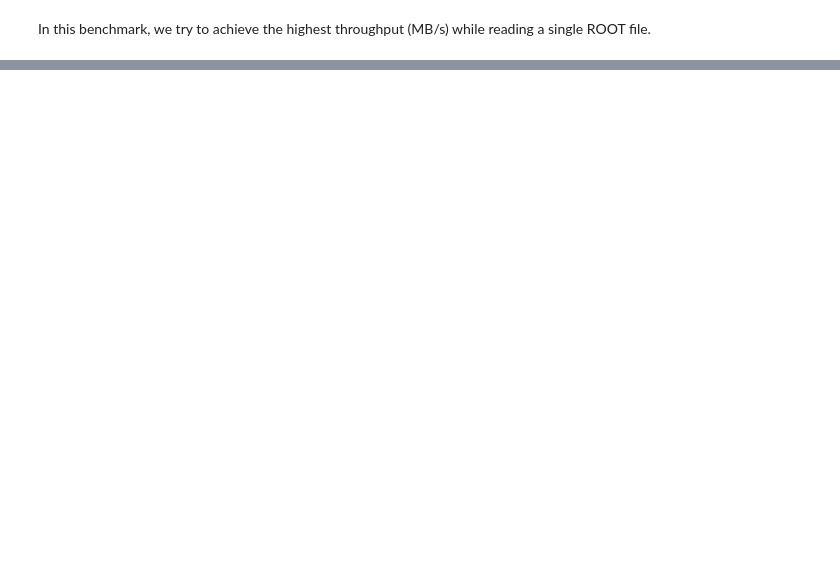
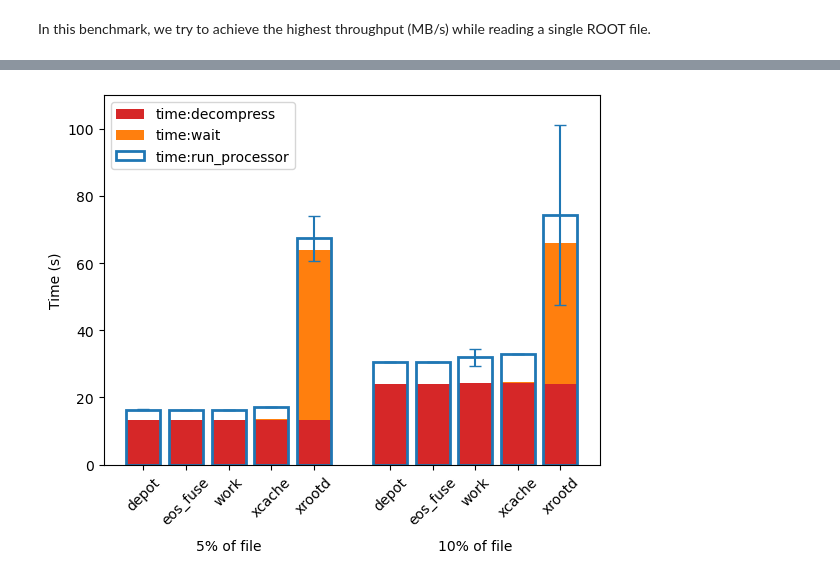
Before and after one commit to PurdueAF/af-benchmark, a Jupyter notebook: notebooks/2.1_Single-file.ipynb, the cells around one changed output, grey strips where cells are left out. Drawn from its saved outputs; the diff is of its cells as text; code cells hidden in the pictures; blank space fills up the shorter version.

Commit message:
updated single file measurements

```diff
--- a/notebooks/2.1_Single-file.ipynb
+++ b/notebooks/2.1_Single-file.ipynb
@@ -86,7 +91,8 @@ def generate_configs(save_dir="./"):
 
     print(f'Saved {iconf} config files to {save_dir}')
 # %%
-# warning: all YAML files will be deleted fron this directory before proceeding
+# warning: all YAML files will be deleted from config directory before proceeding
 config_path = "./configs_2.1"
+output_path = "./outputs_2.1"
 # %%
 generate_configs(config_path)
@@ -93,4 +102,2 @@ generate_configs(config_path)
 # %%
-# report = run_benchmark(config_path)
-import cProfile
-cProfile.run('run_benchmark(config_path)', 'profile_output.prof')
+report = run_benchmark(config_path, output_path)
@@ -97,18 +126,77 @@ cProfile.run('run_benchmark(config_path)', 'profile_output.prof')
 # %%
 import matplotlib.pyplot as plt
 
-report["MB/s (compressed)"] = report.compressed_bytes/report.run_processor/(1024*1024)
+report["MB/s (compressed)"] = report.compressed_bytes/report['time:run_processor']/(1024*1024)
+report["column_setup"] = report["column_setup"].apply(lambda x: x.replace('pct', '% of the file'))
 
-report_by_column_setup = report.groupby('column_setup')
+measurements = ["time:run_processor", "time:decompress", "time:wait", "MB/s (compressed)"]
+other_cols = [c for c in report.columns if c not in measurements]
 
-plt.figure(figsize=(8, 6))
-for col_setup, group in report_by_column_setup:
-    plt.plot(group.n_workers, group["MB/s (compressed)"], label=col_setup)
+agg = {}
+for c in report.columns:
+    if c in measurements:
+        agg[c] = ['mean', 'std']
 
-plt.xlabel('# workers')
-plt.ylabel('MB/s')
-plt.legend()
-plt.xlim(0, report.n_workers.max()+5)
-plt.ylim(0, report['MB/s (compressed)'].max() + 5)
+aggregated = report.groupby(other_cols).agg(agg)
+
+
+# Reset the index to make it easier to plot
+aggregated_reset = aggregated.reset_index()
+
+
+# Plotting
+fig, ax = plt.subplots()
+
+# Heights of the bars
+decompress = aggregated_reset[('time:decompress', 'mean')]
+wait = aggregated_reset[('time:wait', 'mean')]
+run_processor = aggregated_reset[('time:run_processor', 'mean')]
+
+# Error bars
+run_processor_err = aggregated_reset[('time:run_processor', 'std')]
+
+# Positions for bars
+x = aggregated_reset[['file_location', 'column_setup']].reset_index(drop=True)
+
+bar_width = 1
+
+group_pos = 0
+step = 1.25
+group_gap = 1
+mult = group_mult = 0
+
+for col in x.column_setup.unique():
+    for fl in x.file_location.unique():
+        loc = (x.column_setup==col) & (x.file_location==fl)
+        x.loc[loc, "position"] = group_pos + step * mult
+        mult += 1
+    group_pos += group_gap
+
+
+# Plot the stacked bars
+p1 = ax.bar(x.position, decompress, bar_width,label='time:decompress', color='tab:red', )
+p2 = ax.bar(x.position, wait, bar_width, bottom=decompress, label='time:wait', color='tab:orange', )
+p3 = ax.bar(x.position, run_processor, bar_width, yerr=run_processor_err, label='time:run_processor',
+            facecolor='none', linewidth=2, edgecolor='tab:blue', ecolor='tab:blue', capsize=4)
+
+# Adding labels and title
+# ax.set_xlabel('File location and fraction of the size')
+ax.set_xticks(x.position, x.file_location)
+ax.set_ylabel('Time (s)')
+ax.set_ylim(0,110)
+ax.set_title('')
+ax.legend()
+plt.xticks(rotation=45)
+
+ax2 = ax.secondary_xaxis('bottom')
+ax2_labels = x.groupby("column_setup").mean(numeric_only=True).reset_index()
+ax2.set_xticks(ax2_labels.position, ax2_labels.column_setup)
+ax2.spines['bottom'].set_position(('outward', 50))
+ax2.spines['bottom'].set_visible(False)
+ax2.tick_params(which='both', length=0)
+
+
 plt.show()
+# %% [output]
+[figure, added]
 # %%
```
Also changed, not shown: parts of 8 cells of this notebook, 1 other file.
